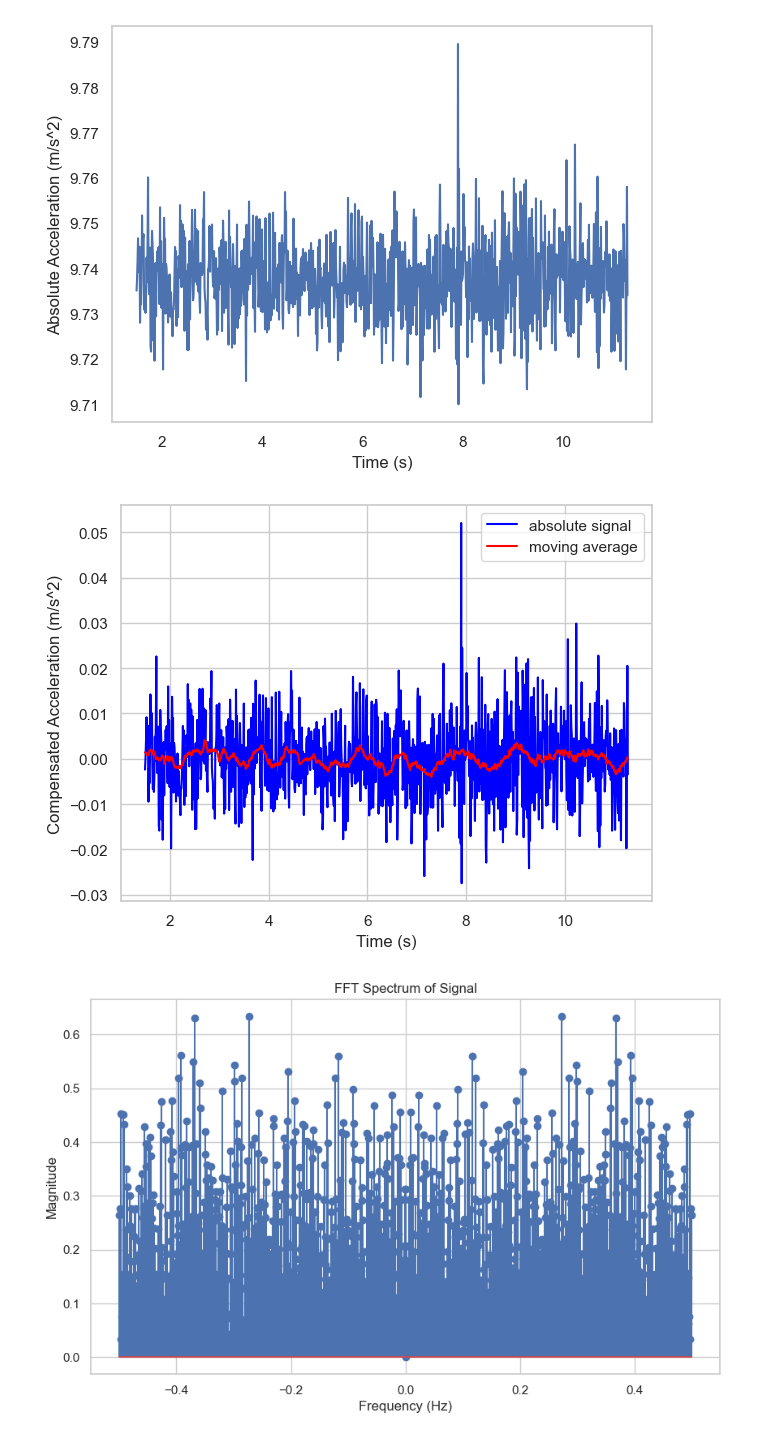
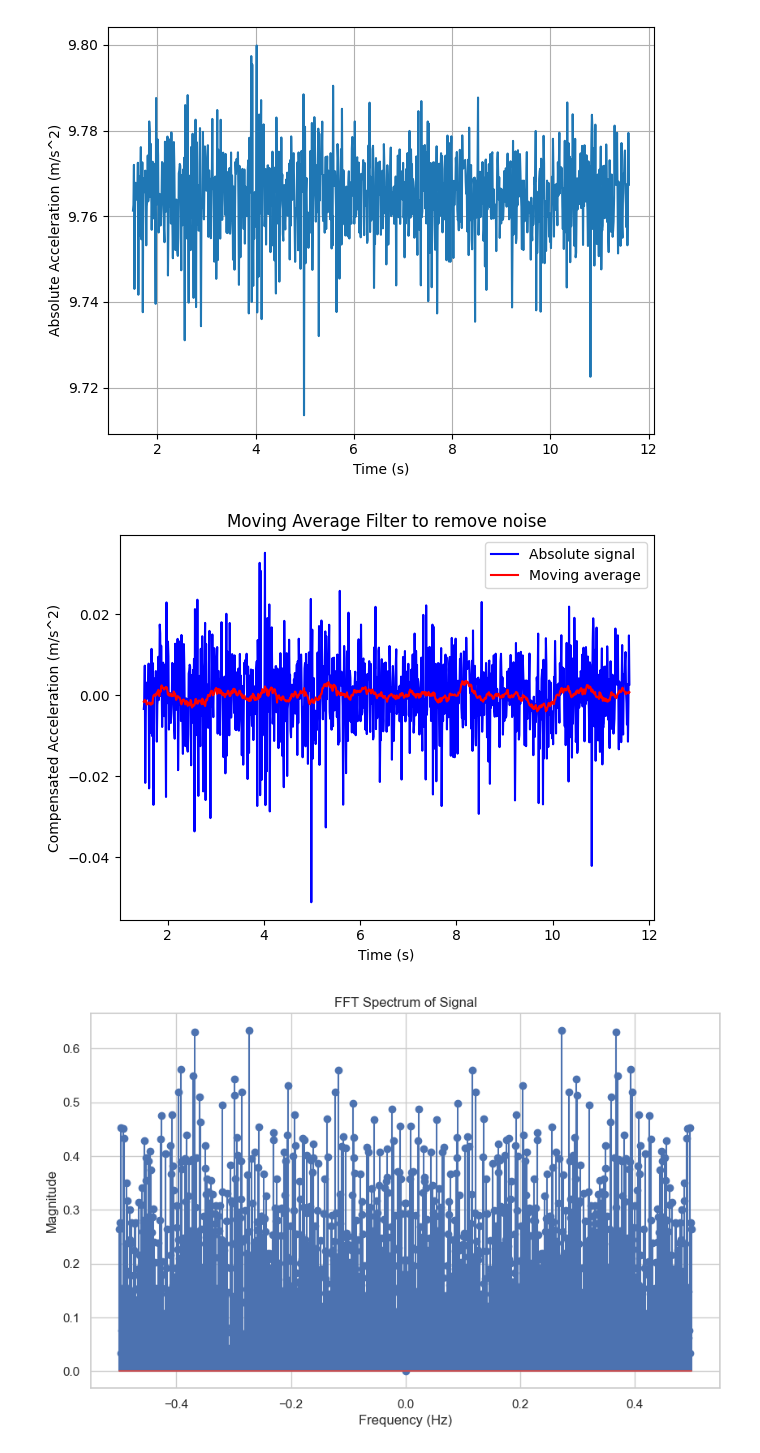
Before and after one commit to rohangirishrao/ssp_fhnw, a Jupyter notebook: workshop1.ipynb, the cells around one changed output. Cells and saved outputs as stored; diff of their text form; code cells hidden in the pictures.

```diff
--- a/workshop1.ipynb
+++ b/workshop1.ipynb
@@ -75,20 +83,20 @@ Resolution 0.007772346773295249
 # %%
 # 4.4 Filtering
 
-data_shaking = pd.read_csv("Raw Data_Shaking_2.csv")
+data_shaking = pd.read_csv("./data_raw/Raw Data_Shaking_2.csv")
 data_shaking = data_shaking.iloc[150:]
 data_shaking = data_shaking.iloc[:-150]
 
 plt.figure()
 plt.plot(data_shaking['Time (s)'], data_shaking['Absolute acceleration (m/s^2)'], label='abs accel')
 plt.xlabel('Time (s)')
 plt.ylabel('Absolute Acceleration (m/s^2)')
 plt.tight_layout()
 
 plt.grid()
 plt.show()
 # %% [output]
-[figure, old version]
+[figure, new version]
 # %%
 # Moving average filter
 def moving_average(signal, window_size):
@@ -135,18 +143,19 @@ ma = moving_average2(signal, 30)
 
 plt.figure()
 plt.grid()
-plt.plot(data_shaking['Time (s)'], signal, color='blue', label='absolute signal')
-plt.plot(data_shaking['Time (s)'], ma, color='red', label='moving average')
+plt.plot(data_shaking['Time (s)'], signal, color='blue', label='Absolute signal')
+plt.plot(data_shaking['Time (s)'], ma, color='red', label='Moving average')
 # plt.ylim((9.7,9.8))
 # plt.xlim((2, 10.5))
 plt.xlabel('Time (s)')
 plt.ylabel('Compensated Acceleration (m/s^2)')
+plt.title('Moving Average Filter to remove noise')
 plt.legend()
 plt.grid()
 plt.tight_layout()
 plt.show()
 # %% [output]
-[figure, old version]
+[figure, new version]
 # %%
 
 import numpy as np
```
Also changed, not shown: parts of 6 cells of this notebook, 10 other files.
